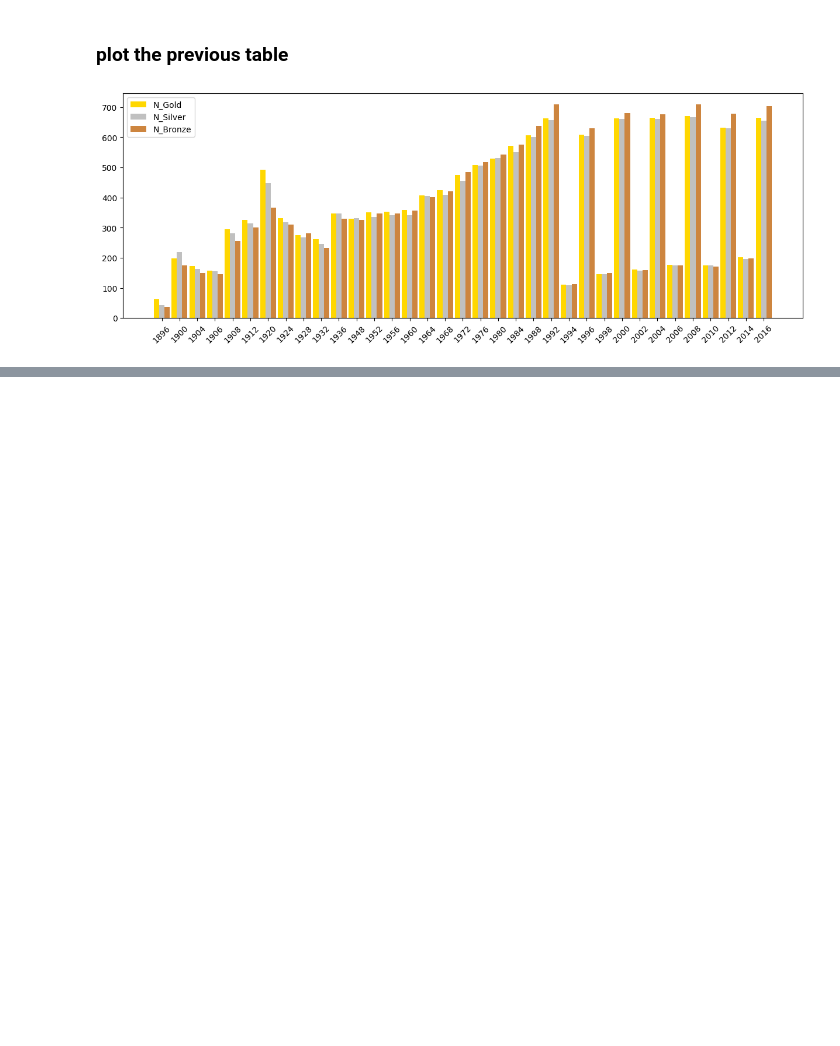
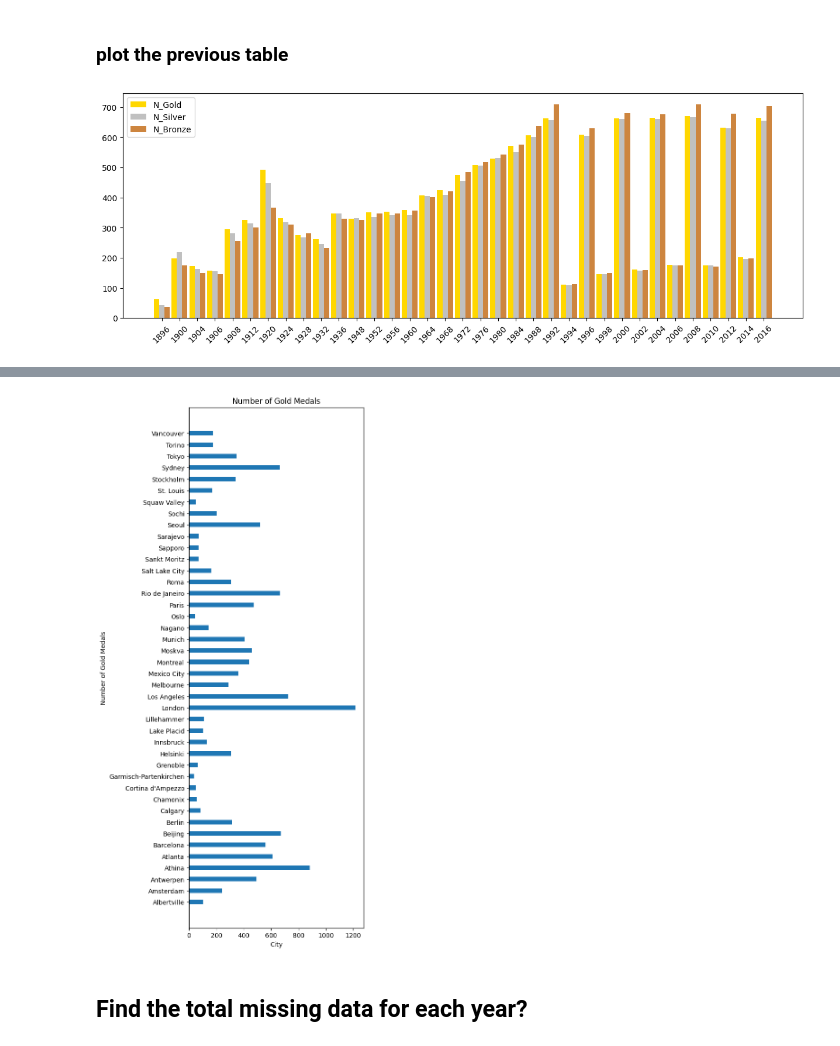
Before and after one commit to BassamSaleh99/Olympic-EDA, a Jupyter notebook: Olympic-EDA.ipynb, the cells around one changed output, grey strips where cells are left out. Drawn from its saved outputs; the diff is of its cells as text; code cells hidden in the pictures; blank space fills up the shorter version.

Commit message:
number of winners with the gold medal in each city?, total missing data for each year?

```diff
--- a/Olympic-EDA.ipynb
+++ b/Olympic-EDA.ipynb
@@ -175,0 +178,4 @@ plt.show()
+# %%
+gold = df1[df1['Medal'] == 'Gold']
+gold_medal_in_each_city = gold.groupby('City')['Medal'].count()
+gold_medal_in_each_city
@@ -175,0 +200,12 @@ plt.show()
+# %%
+plt.figure(figsize = (5,15))
+plt.barh(gold_medal_in_each_city.index,gold_medal_in_each_city.values,height=0.4)
+plt.title('Number of Gold Medals')
+plt.xlabel('City')
+plt.ylabel('Number of Gold Medals')
+plt.yticks(gold_medal_in_each_city.index)
+plt.show()
+# %% [output]
+[figure, added]
+# %% [markdown]
+## Find the total missing data for each year?
```
Also changed, not shown: parts of 4 cells of this notebook.
